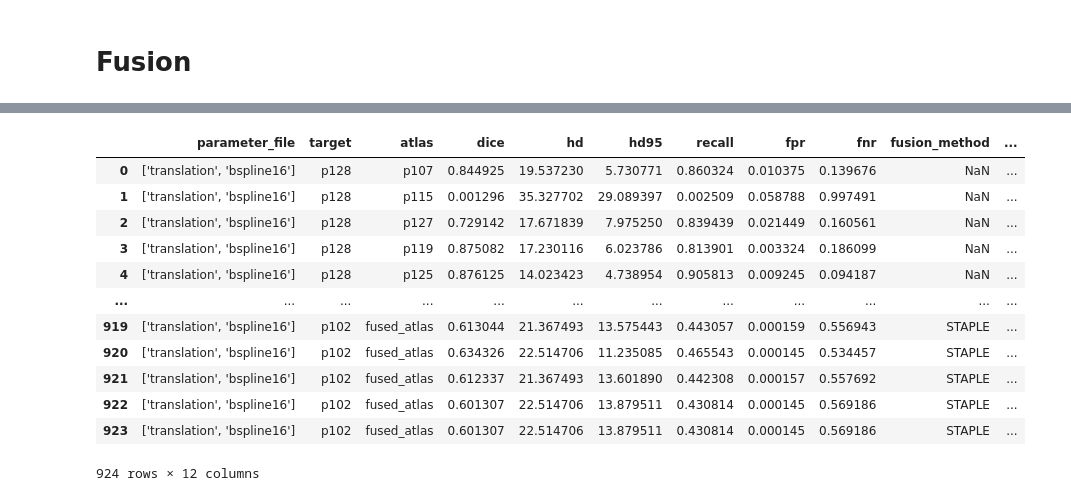
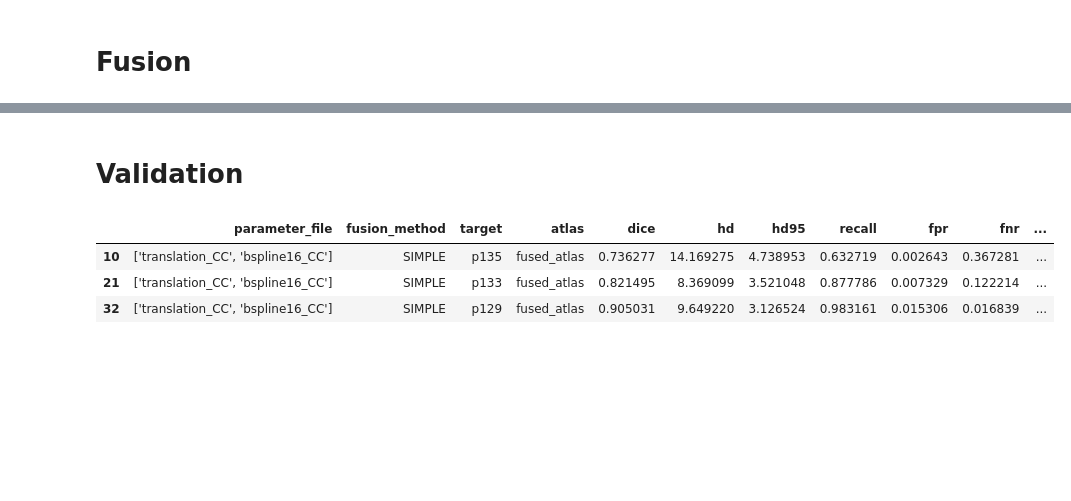
Before and after one commit to 8DM20-group6/ProstateRegistration, a Jupyter notebook: data_analysis.ipynb, the cells around one changed output, grey strips where cells are left out. Cells and saved outputs as stored; diff of their text form; code cells hidden in the pictures; blank space fills up the shorter version.

Commit message:
some final results

```diff
--- a/data_analysis.ipynb
+++ b/data_analysis.ipynb
@@ -271,18 +495,14 @@ parameter_file & similarity &  &  &  &  &  &  &  &  \\
+# %% [markdown]
+# Validation
 # %%
-df_fusion1 = pd.read_csv("result_tables/OptimizationResults_FusionMethods_['Par0001translation.txt', 'Par0001bspline16.txt'].csv")
-df_fusion1['parameter_file'] = df_fusion1['parameter_file'].str.replace('.txt', '').str.replace('Par0001', '')
-df_fusion1
+df_val = pd.read_csv("result_tables/validation_results_CC.csv")
+df_val['parameter_file'] = df_val['parameter_file'].str.replace(
+    '.txt', '').str.replace('Par0001', '')
+fused_atlas_rows = df_val[df_val['atlas'] == 'fused_atlas']
+# df_val
+fused_atlas_rows
 # %% [output]
-|  | parameter_file | target | atlas | dice | hd | hd95 | recall | fpr | fnr | fusion_method | ... |
-| 0 | ['translation', 'bspline16'] | p128 | p107 | 0.844925 | 19.537230 | 5.730771 | 0.860324 | 0.010375 | 0.139676 | NaN | ... |
-| 1 | ['translation', 'bspline16'] | p128 | p115 | 0.001296 | 35.327702 | 29.089397 | 0.002509 | 0.058788 | 0.997491 | NaN | ... |
-| 2 | ['translation', 'bspline16'] | p128 | p127 | 0.729142 | 17.671839 | 7.975250 | 0.839439 | 0.021449 | 0.160561 | NaN | ... |
-| 3 | ['translation', 'bspline16'] | p128 | p119 | 0.875082 | 17.230116 | 6.023786 | 0.813901 | 0.003324 | 0.186099 | NaN | ... |
-| 4 | ['translation', 'bspline16'] | p128 | p125 | 0.876125 | 14.023423 | 4.738954 | 0.905813 | 0.009245 | 0.094187 | NaN | ... |
-| ... | ... | ... | ... | ... | ... | ... | ... | ... | ... | ... | ... |
-| 919 | ['translation', 'bspline16'] | p102 | fused_atlas | 0.613044 | 21.367493 | 13.575443 | 0.443057 | 0.000159 | 0.556943 | STAPLE | ... |
-| 920 | ['translation', 'bspline16'] | p102 | fused_atlas | 0.634326 | 22.514706 | 11.235085 | 0.465543 | 0.000145 | 0.534457 | STAPLE | ... |
-| 921 | ['translation', 'bspline16'] | p102 | fused_atlas | 0.612337 | 21.367493 | 13.601890 | 0.442308 | 0.000157 | 0.557692 | STAPLE | ... |
-| 922 | ['translation', 'bspline16'] | p102 | fused_atlas | 0.601307 | 22.514706 | 13.879511 | 0.430814 | 0.000145 | 0.569186 | STAPLE | ... |
-| 923 | ['translation', 'bspline16'] | p102 | fused_atlas | 0.601307 | 22.514706 | 13.879511 | 0.430814 | 0.000145 | 0.569186 | STAPLE | ... |
+|  | parameter_file | fusion_method | target | atlas | dice | hd | hd95 | recall | fpr | fnr | ... |
+| 10 | ['translation_CC', 'bspline16_CC'] | SIMPLE | p135 | fused_atlas | 0.736277 | 14.169275 | 4.738953 | 0.632719 | 0.002643 | 0.367281 | ... |
+| 21 | ['translation_CC', 'bspline16_CC'] | SIMPLE | p133 | fused_atlas | 0.821495 | 8.369099 | 3.521048 | 0.877786 | 0.007329 | 0.122214 | ... |
+| 32 | ['translation_CC', 'bspline16_CC'] | SIMPLE | p129 | fused_atlas | 0.905031 | 9.649220 | 3.126524 | 0.983161 | 0.015306 | 0.016839 | ... |
-924 rows × 12 columns
```
Also changed, not shown: parts of 35 cells of this notebook, 5 other files.
